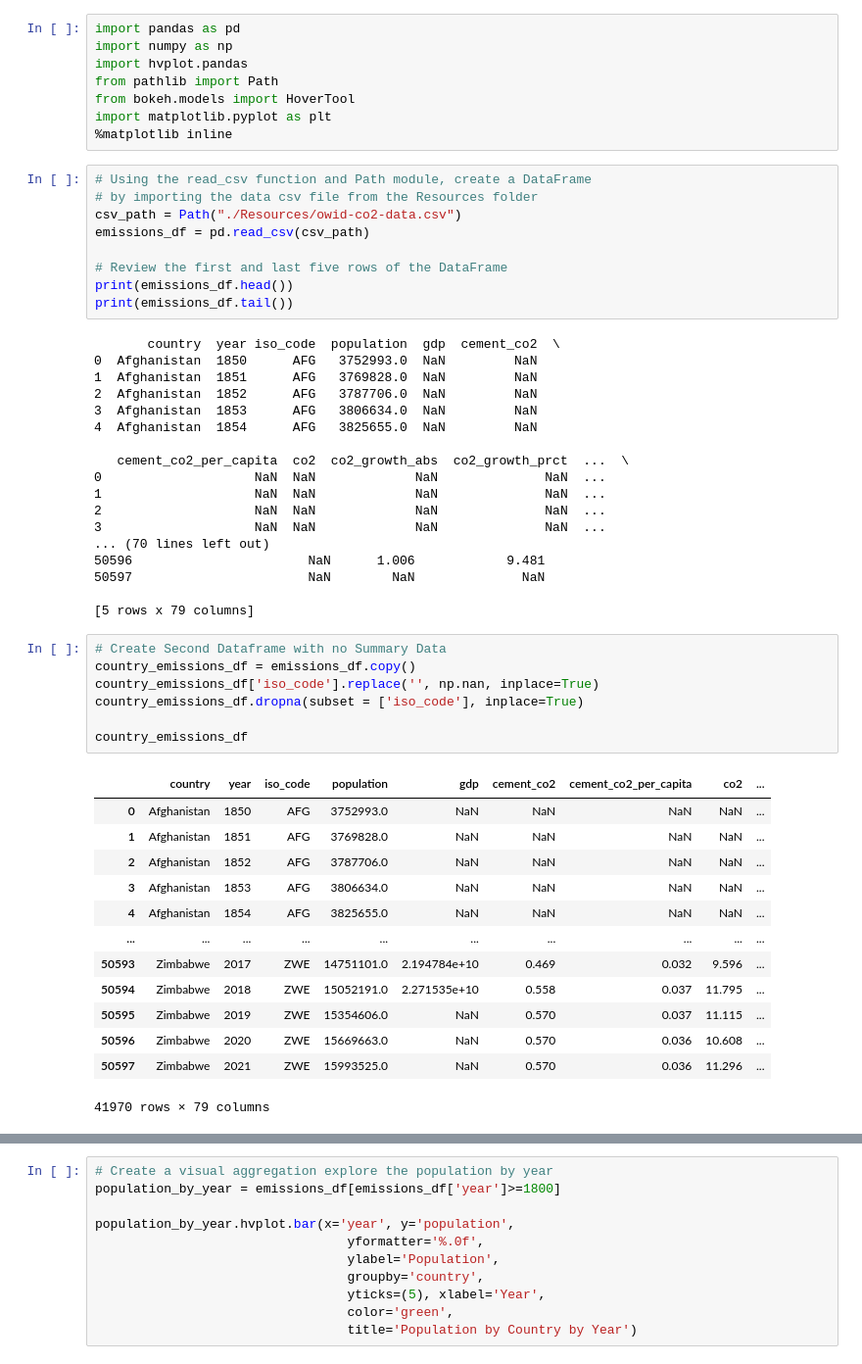
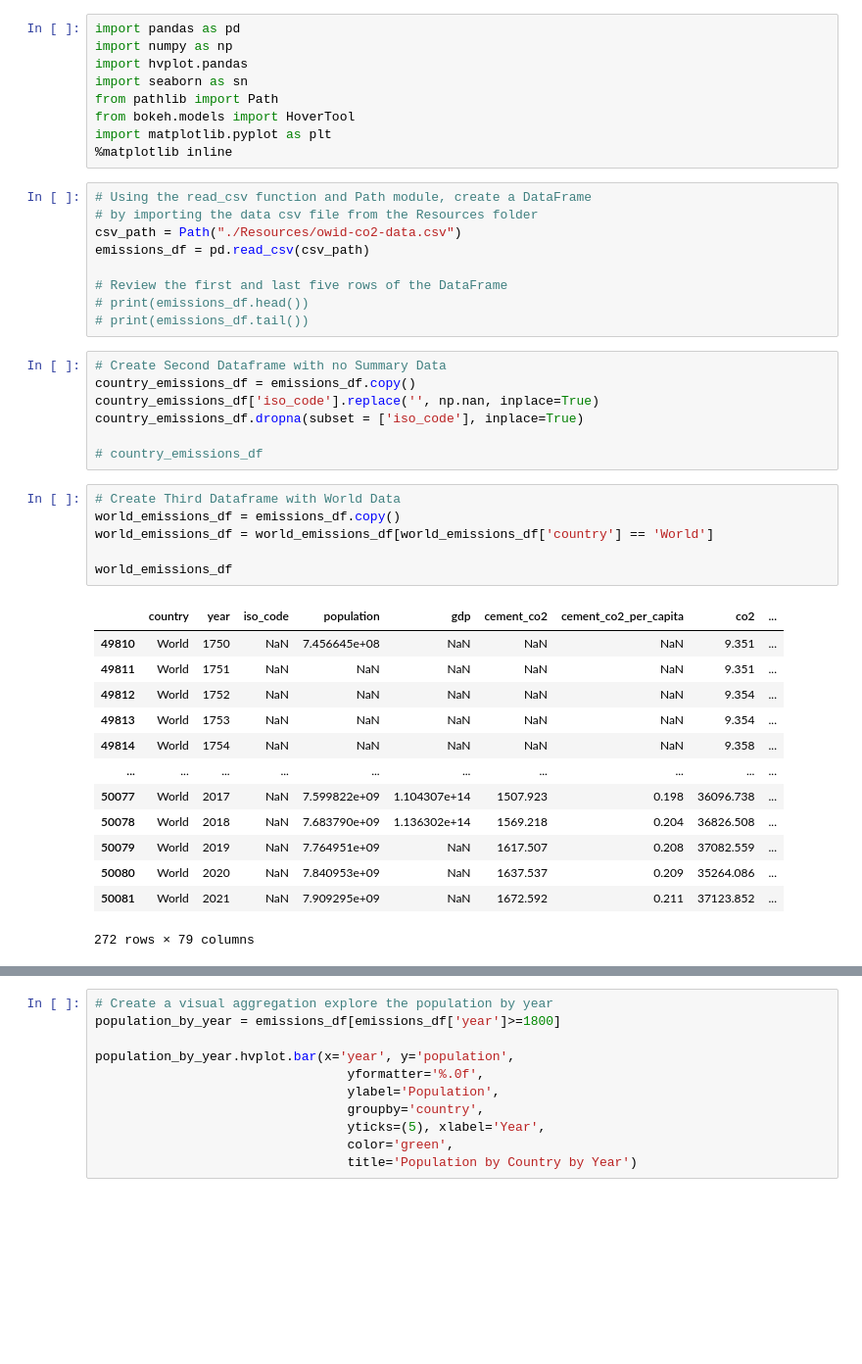
Before and after one commit to zel1001/Group_5_Project, a Jupyter notebook: Data_Graphs.ipynb, the cells around one changed output, grey strips where cells are left out. Shown at 98% size. Drawn from its saved outputs; the diff is of its cells as text; blank space fills up the shorter version.

```diff
--- a/Data_Graphs.ipynb
+++ b/Data_Graphs.ipynb
@@ -2,6 +2,7 @@
 import pandas as pd
 import numpy as np
 import hvplot.pandas
+import seaborn as sn
 from pathlib import Path
 from bokeh.models import HoverTool
 import matplotlib.pyplot as plt
@@ -13,44 +14,32 @@ csv_path = Path("./Resources/owid-co2-data.csv")
 emissions_df = pd.read_csv(csv_path)
 
 # Review the first and last five rows of the DataFrame
-print(emissions_df.head())
-print(emissions_df.tail())
+# print(emissions_df.head())
+# print(emissions_df.tail())
-# %% [output]
-       country  year iso_code  population  gdp  cement_co2  \
-0  Afghanistan  1850      AFG   3752993.0  NaN         NaN
-1  Afghanistan  1851      AFG   3769828.0  NaN         NaN
-2  Afghanistan  1852      AFG   3787706.0  NaN         NaN
-3  Afghanistan  1853      AFG   3806634.0  NaN         NaN
-4  Afghanistan  1854      AFG   3825655.0  NaN         NaN
-
-   cement_co2_per_capita  co2  co2_growth_abs  co2_growth_prct  ...  \
-0                    NaN  NaN             NaN              NaN  ...
-1                    NaN  NaN             NaN              NaN  ...
-2                    NaN  NaN             NaN              NaN  ...
-3                    NaN  NaN             NaN              NaN  ...
-... (70 lines left out)
-50596                       NaN      1.006            9.481
-50597                       NaN        NaN              NaN
-
-[5 rows x 79 columns]
 # %%
 # Create Second Dataframe with no Summary Data
 country_emissions_df = emissions_df.copy()
 country_emissions_df['iso_code'].replace('', np.nan, inplace=True)
 country_emissions_df.dropna(subset = ['iso_code'], inplace=True)
 
-country_emissions_df
+# country_emissions_df
-# %% [output]
-|  | country | year | iso_code | population | gdp | cement_co2 | cement_co2_per_capita | co2 | ... |
-| 0 | Afghanistan | 1850 | AFG | 3752993.0 | NaN | NaN | NaN | NaN | ... |
-| 1 | Afghanistan | 1851 | AFG | 3769828.0 | NaN | NaN | NaN | NaN | ... |
-| 2 | Afghanistan | 1852 | AFG | 3787706.0 | NaN | NaN | NaN | NaN | ... |
-| 3 | Afghanistan | 1853 | AFG | 3806634.0 | NaN | NaN | NaN | NaN | ... |
-| 4 | Afghanistan | 1854 | AFG | 3825655.0 | NaN | NaN | NaN | NaN | ... |
-| ... | ... | ... | ... | ... | ... | ... | ... | ... | ... |
-| 50593 | Zimbabwe | 2017 | ZWE | 14751101.0 | 2.194784e+10 | 0.469 | 0.032 | 9.596 | ... |
-| 50594 | Zimbabwe | 2018 | ZWE | 15052191.0 | 2.271535e+10 | 0.558 | 0.037 | 11.795 | ... |
-| 50595 | Zimbabwe | 2019 | ZWE | 15354606.0 | NaN | 0.570 | 0.037 | 11.115 | ... |
-| 50596 | Zimbabwe | 2020 | ZWE | 15669663.0 | NaN | 0.570 | 0.036 | 10.608 | ... |
-| 50597 | Zimbabwe | 2021 | ZWE | 15993525.0 | NaN | 0.570 | 0.036 | 11.296 | ... |
-41970 rows × 79 columns
+# %%
+# Create Third Dataframe with World Data
+world_emissions_df = emissions_df.copy()
+world_emissions_df = world_emissions_df[world_emissions_df['country'] == 'World']
+
+world_emissions_df
+# %% [output]
+|  | country | year | iso_code | population | gdp | cement_co2 | cement_co2_per_capita | co2 | ... |
+| 49810 | World | 1750 | NaN | 7.456645e+08 | NaN | NaN | NaN | 9.351 | ... |
+| 49811 | World | 1751 | NaN | NaN | NaN | NaN | NaN | 9.351 | ... |
+| 49812 | World | 1752 | NaN | NaN | NaN | NaN | NaN | 9.354 | ... |
+| 49813 | World | 1753 | NaN | NaN | NaN | NaN | NaN | 9.354 | ... |
+| 49814 | World | 1754 | NaN | NaN | NaN | NaN | NaN | 9.358 | ... |
+| ... | ... | ... | ... | ... | ... | ... | ... | ... | ... |
+| 50077 | World | 2017 | NaN | 7.599822e+09 | 1.104307e+14 | 1507.923 | 0.198 | 36096.738 | ... |
+| 50078 | World | 2018 | NaN | 7.683790e+09 | 1.136302e+14 | 1569.218 | 0.204 | 36826.508 | ... |
+| 50079 | World | 2019 | NaN | 7.764951e+09 | NaN | 1617.507 | 0.208 | 37082.559 | ... |
+| 50080 | World | 2020 | NaN | 7.840953e+09 | NaN | 1637.537 | 0.209 | 35264.086 | ... |
+| 50081 | World | 2021 | NaN | 7.909295e+09 | NaN | 1672.592 | 0.211 | 37123.852 | ... |
+272 rows × 79 columns
```
Also changed, not shown: parts of 3 cells of this notebook.
